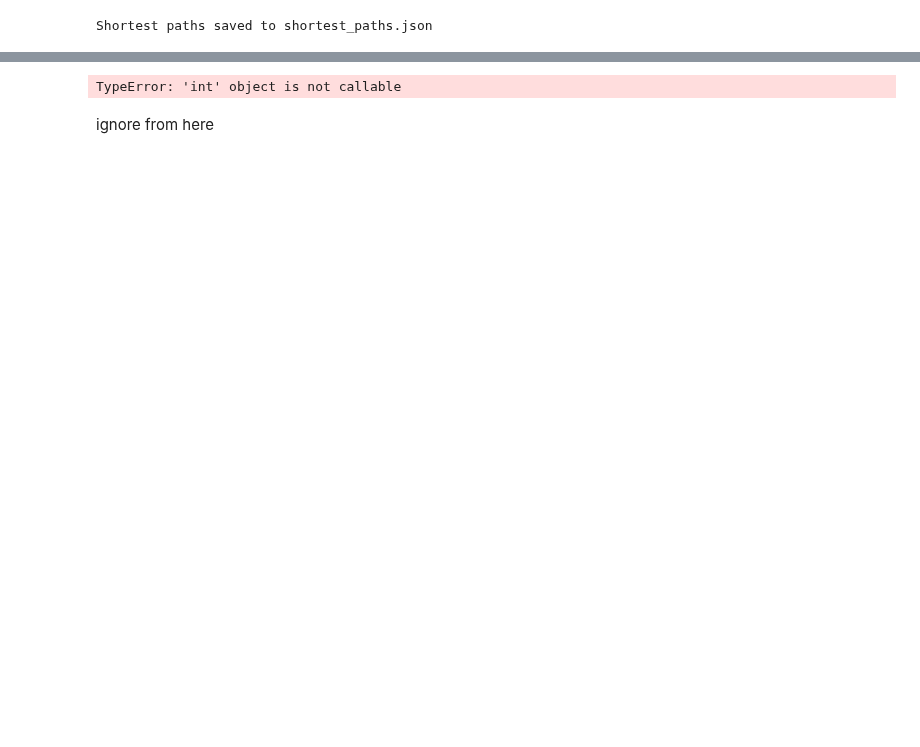
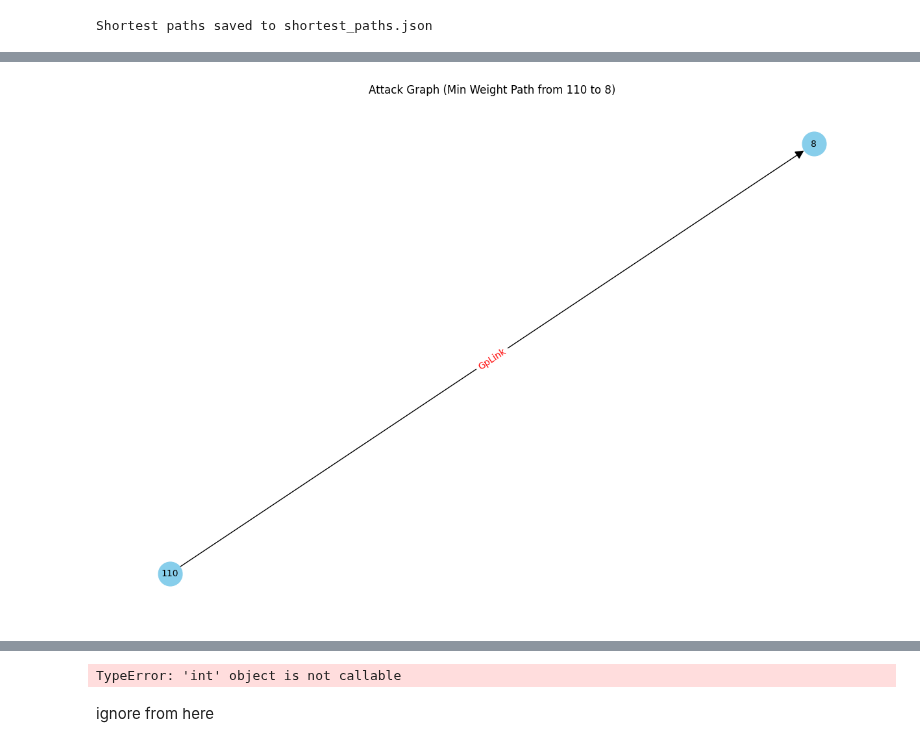
Before and after one commit to markajbell/BH, a Jupyter notebook: ShortestPath.ipynb, the cells around one changed output, grey strips where cells are left out. Saved outputs shown, nothing was run; the diff lists cells and outputs as text; code cells hidden in the pictures; blank space fills up the shorter version.

```diff
--- a/ShortestPath.ipynb
+++ b/ShortestPath.ipynb
@@ -346,7 +359,8 @@ memory usage: 2.6+ MB
 # prompt: selected_edges_t0 = edges[edges['end'].isin(tier0_node_ids)] and selected_edges_t0=edges[edges'start'] is not in tier0_node_ids
 
 selected_edges_t0 = edges[
-    (edges['end'].isin(tier0_node_ids)) & (~edges['start'].isin(tier0_node_ids))
+    (edges['end'].isin(tier0_node_ids))
+#    & (~edges['start'].isin(tier0_node_ids))
 ]
 len(selected_edges_t0)
 # %% [output]
@@ -572,0 +732,41 @@ Max Weight Path:
+# %%
+# prompt: using min_weight_row plot the attack graph using networkx
+
+import matplotlib.pyplot as plt
+
+# Create a graph for the attack path
+attack_graph = nx.DiGraph()
+
+# Add nodes from the min_weight_row path
+path_nodes = min_weight_row['path']
+for node_id in path_nodes:
+    # Find the node properties from the original 'nodes' DataFrame
+    node_info = nodes[nodes['id'] == node_id].iloc[0]
+    attack_graph.add_node(node_id, label=node_info.get('name', str(node_id)), weight=node_info.get('weight', 1))
+
+# Add edges from the min_weight_row path
+for i in range(len(path_nodes) - 1):
+    start_node = path_nodes[i]
+    end_node = path_nodes[i+1]
+    # Find the edge properties from the original 'edges' DataFrame
+    edge_info = edges[(edges['start'] == start_node) & (edges['end'] == end_node)].iloc[0]
+    attack_graph.add_edge(start_node, end_node, label=edge_info.get('label', 'Unknown'), weight=edge_info.get('weight', 1))
+
+# Draw the graph
+pos = nx.spring_layout(attack_graph)  # You can choose a different layout
+
+plt.figure(figsize=(12, 8))
+nx.draw(attack_graph, pos, with_labels=False, node_size=700, node_color='skyblue', font_size=10, arrowsize=20)
+
+# Add node labels
+node_labels = nx.get_node_attributes(attack_graph, 'label')
+nx.draw_networkx_labels(attack_graph, pos, labels=node_labels, font_size=10)
+
+# Add edge labels
+edge_labels = nx.get_edge_attributes(attack_graph, 'label')
+nx.draw_networkx_edge_labels(attack_graph, pos, edge_labels=edge_labels, font_color='red')
+
+plt.title(f"Attack Graph (Min Weight Path from {min_weight_row['source']} to {min_weight_row['target']})")
+plt.show()
+# %% [output]
+[figure, added]
```
Also changed, not shown: parts of 21 cells of this notebook.
